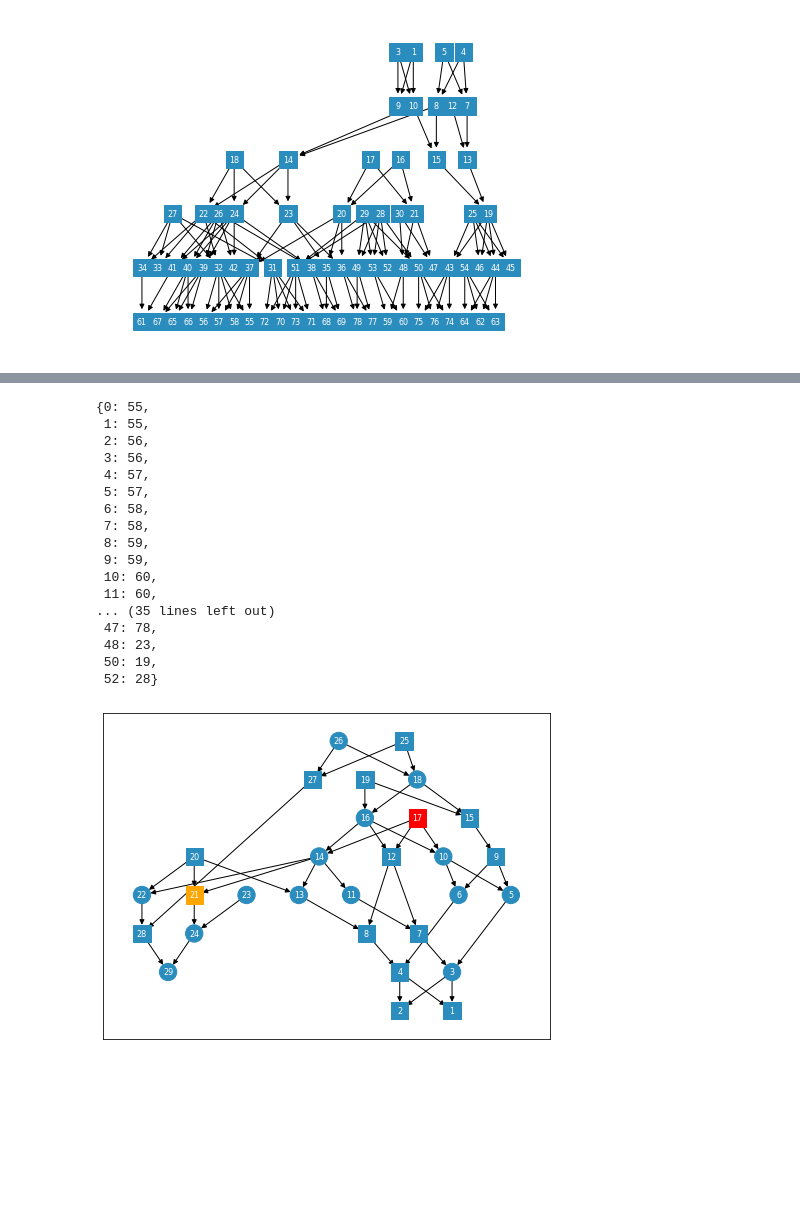
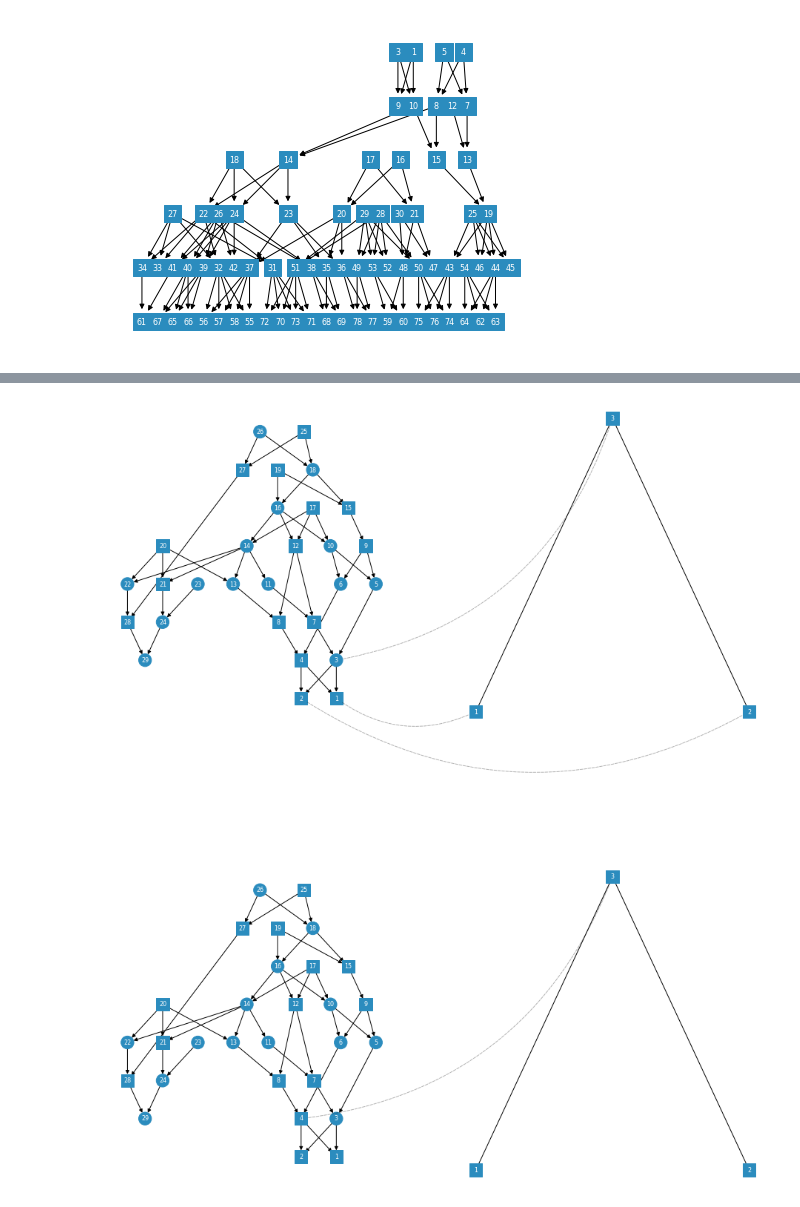
Before and after one commit to ivan-krukov/aligning-genealogies, a Jupyter notebook: notebooks/Experiments.ipynb, the cells around one changed output, grey strips where cells are left out. Drawn from its saved outputs; the diff is of its cells as text; code cells hidden in the pictures; blank space fills up the shorter version.

Commit message:
Adding `.draw()` method to Aligner objects so we can see true and predicted alignments.

```diff
--- a/notebooks/Experiments.ipynb
+++ b/notebooks/Experiments.ipynb
@@ -54,30 +54,20 @@ sim, ts_ped_map, traversals = ped.generate_msprime_simulations()
 display(SVG(sim.first().draw(width=max(800, 2*len(ped.probands())), height=max(600, 2*len(ped.probands())))))
 # %% [output]
 [drawing not drawn]
-# %%
-ts_ped_map
-# %% [output]
-{0: 55,
- 1: 55,
- 2: 56,
- 3: 56,
- 4: 57,
- 5: 57,
- 6: 58,
- 7: 58,
- 8: 59,
- 9: 59,
- 10: 60,
- 11: 60,
-... (35 lines left out)
- 47: 78,
- 48: 23,
- 50: 19,
- 52: 28}
-# %%
-ped = Pedigree.from_table("../data/geneaJi.tsv", header=True, check_2_parents=False)
-
-fig, ax = plt.subplots(figsize=(8, 6))
-ped.draw(ax=ax, node_color={17: 'red', 21: 'orange'})
-# %% [output]
-[figure, removed]
+# %%
+ped = Pedigree.from_table("../data/geneaJi.tsv", header=True, check_2_parents=False)
+t = ped.sample_path()
+ct = t.to_coalescent_tree()
+
+algn = DescMatchingAligner(ped, ct)
+algn.align()
+algn.evaluate()
+
+algn.draw()
+plt.show()
+plt.close()
+algn.draw(use_predicted=True)
+plt.show()
+# %% [output]
+[figure, added]
+[figure, added]
```
Also changed, not shown: 4 other files.
